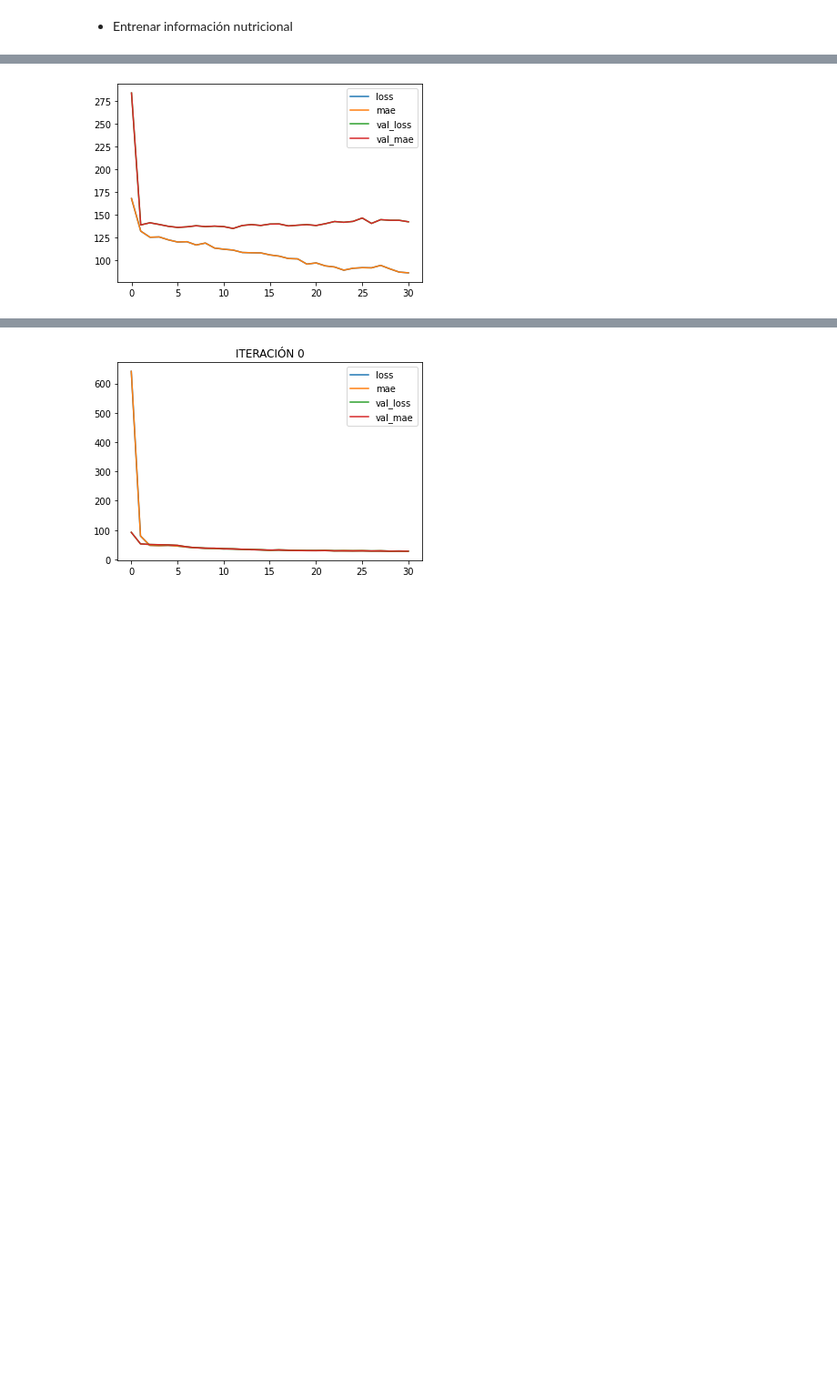
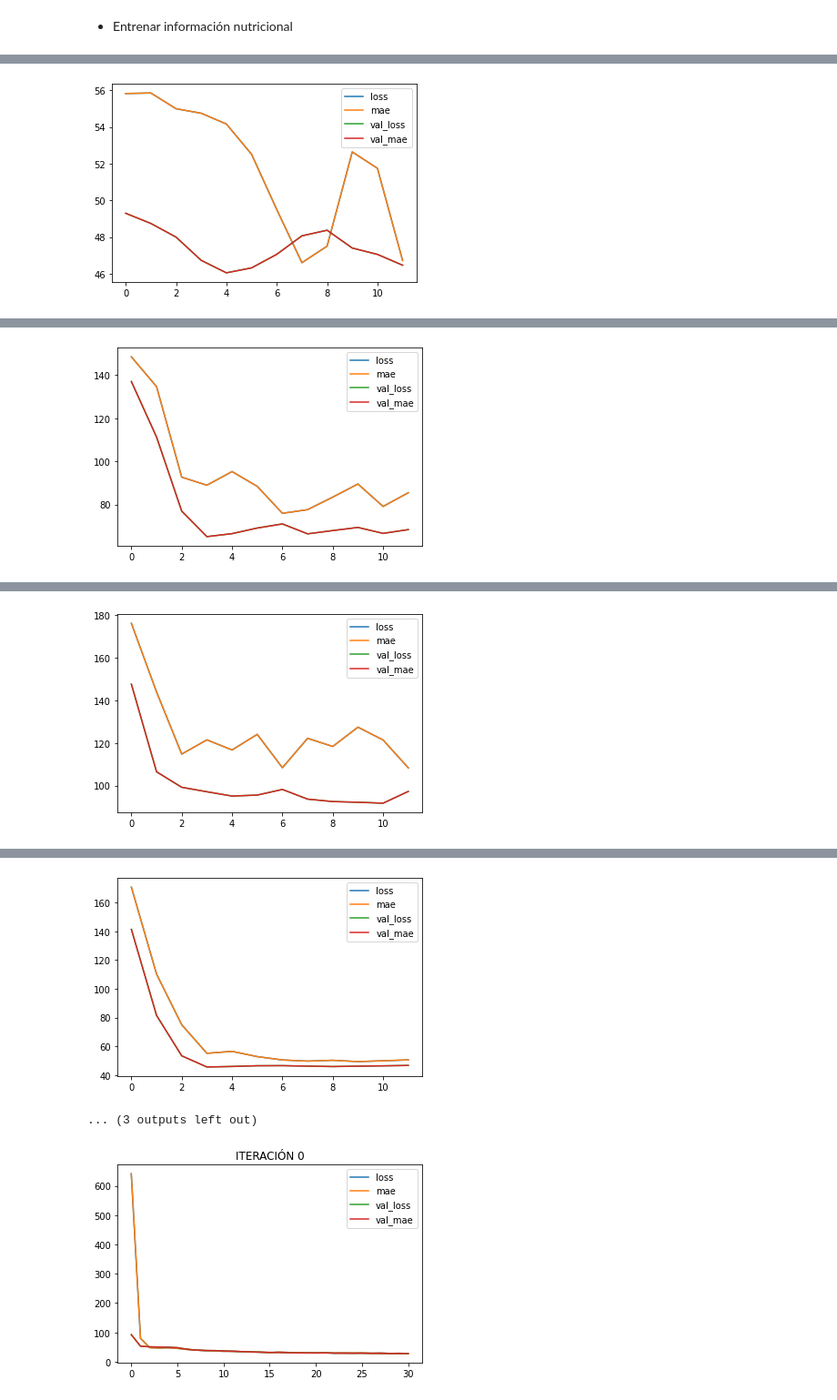
Before and after one commit to JorgeSauri/COMSINT, a Jupyter notebook: NB_Recomendador_COMSINT_LoopTraining_128.ipynb, the cells around one changed output, grey strips where cells are left out. Shown at 91% size. Saved outputs shown, nothing was run; the diff lists cells and outputs as text; code cells hidden in the pictures; blank space fills up the shorter version.

```diff
--- a/NB_Recomendador_COMSINT_LoopTraining_128.ipynb
+++ b/NB_Recomendador_COMSINT_LoopTraining_128.ipynb
@@ -51,25 +51,36 @@ Generando 1000 recetas aleatorias, esto puede tardar varios minutos...
 # %% [markdown]
 * Entrenar información nutricional
 # %%
-recomendador128.NUM_RECETAS = 200
+recomendador128.NUM_RECETAS = 100
 recomendador128.EMB_SIZE = 128
-BATCHSIZE = 32
-ITER = 1
+BATCHSIZE = 8
+ITER = 4
 INITIAL_EPOCH = 0
 EPOCHS = recomendador128.NUM_RECETAS // BATCHSIZE
+#EPOCHS = 15
 LR = 1e-4
 
 Rangos_kcal = [
-                (150, 600),
-                (601, 1200),
-                (1201, 2500)
+                (300, 800),
+                (801, 1200),
+                (1201, 1700)
+                #(500, 1500)
               ]
 
+Its = []
+Valmaes = []
+
 Histories = []
-for iteracion in range(ITER):
+val_mae = 1000
+MAX_VAL_MAE = 20
+
+iteracion = 0
+#for iteracion in range(ITER):
+while val_mae > MAX_VAL_MAE:
   MINU = 1
   MAXU = 10
   #INITIAL_EPOCH = 0
+
 
   for ik in range(len(Rangos_kcal)):
     MINK, MAXK = Rangos_kcal[ik]
@@ -78,23 +89,36 @@ for iteracion in range(ITER):
     print('min kcal:', MINK, ' max kcal:', MAXK)
     print('Entrenando desde epoch', INITIAL_EPOCH)
     print('------------------------------------------\n')
-    modelo128, history = recomendador128.EntrenarModelo(df_nutricionales='nutricion_mejorado.csv',
-                                  #df_training='recipes_con_info_nutricional.csv',
-                                  df_test='recetas_test.csv',
-                                  df_val='recetas_val.csv',
-                                  learning_rate=LR,
-                                  version=version,
-                                  initial_epoch = INITIAL_EPOCH,
-                                  epochs=INITIAL_EPOCH + EPOCHS,
-                                  batch_size=BATCHSIZE,
-                                  kernels=128,
-                                  min_ingredientes=5, max_ingredientes=11,
-                                  min_unidades=MINU, max_unidades=MAXU,
-                                  min_kcal=MINK, max_kcal= MAXK,
-                                  save=True, verbose=True)
-    INITIAL_EPOCH = history.epoch[-1]
+    try:
+      modelo128, history = recomendador128.EntrenarModelo(df_nutricionales='nutricion_mejorado.csv',
+                                    #df_training='recipes_con_info_nutricional.csv',
+                                    #df_test='recetas_test.csv',
+                                    #df_val='recetas_val.csv',
+                                    learning_rate=LR,
+                                    version=version,
+                                    initial_epoch = INITIAL_EPOCH,
+                                    epochs=INITIAL_EPOCH + EPOCHS,
+                                    batch_size=BATCHSIZE,
+                                    kernels=128,
+                                    min_ingredientes=5, max_ingredientes=11,
+                                    min_unidades=MINU, max_unidades=MAXU,
+                                    min_kcal=MINK, max_kcal= MAXK,
+                                    save=True, verbose=True)
+      INITIAL_EPOCH = history.epoch[-1]
 
-    Histories.append(history)
+      iteracion += 1
+      val_mae = float(history.history['val_mae'][-1])
+      Its.append(iteracion)
+      Valmaes.append(val_mae)
+      if val_mae <= MAX_VAL_MAE: break
+
+      Histories.append(history)
+    except:
+      print('Falló al entrenar en interación', iteracion)
+      pass
+
+dfVM = pd.DataFrame({'iteracion':Its, 'val_mae':Valmaes}, columns=['iteracion', 'val_mae'])
+dfVM.plot(kind='bar', x='iteracion', y='val_mae')
 # %% [output]
 ITERACIÓN: 1
 min unidades: 1  max unidades: 10
@@ -126,2 +150,2 @@ Epoch 31/31
 modelo guardado en: Modelos/Modelo_Nut_FV_DistilBERT_04_EMBED-128_CNN.h5
-[figure, old version]
+[figure, new version]
@@ -144,0 +186 @@ Precisión promedio aprox. =  52.63 %
+[figure, added]
@@ -144,0 +221 @@ Precisión promedio aprox. =  52.63 %
+[figure, added]
@@ -145,3 +256,5 @@ Precisión promedio aprox. =  52.63 %
+[figure, added]
+... (3 outputs left out)
 # %%
 for i in range(len(Histories)):
     history = Histories[i]
```
Also changed, not shown: parts of 2 cells of this notebook.
